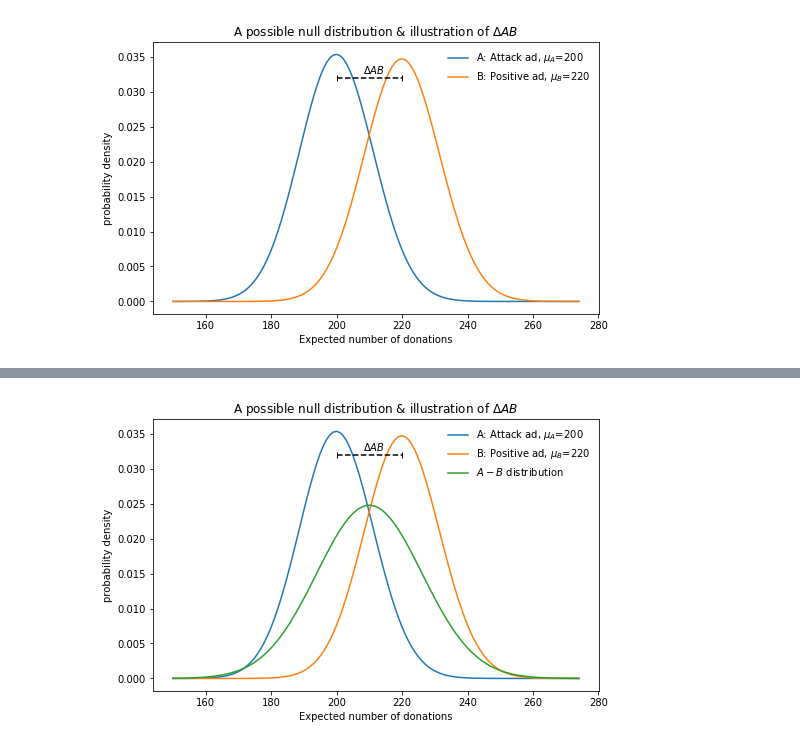
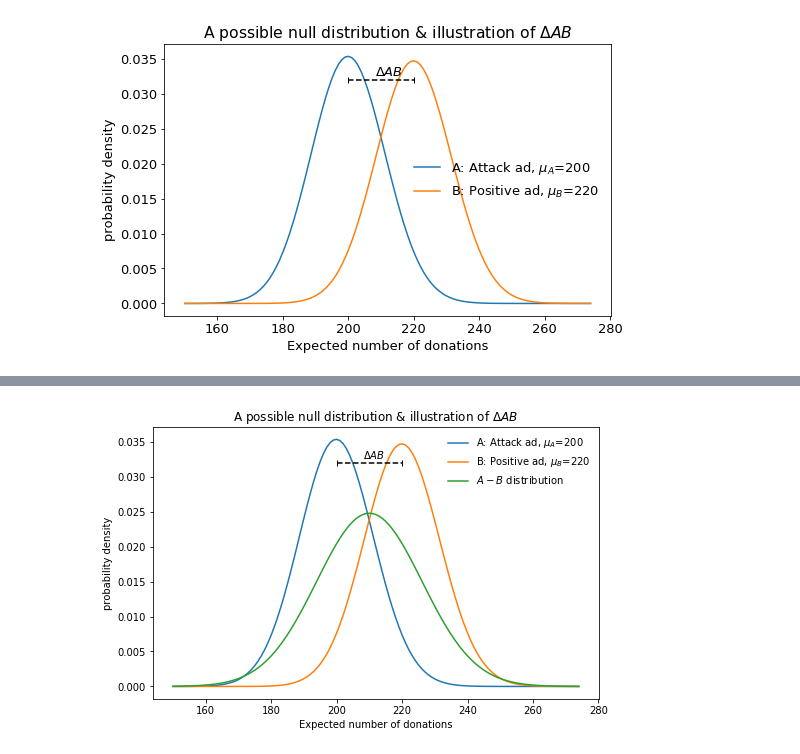
Before and after one commit to adeich/little_sci_comp_projects, a Jupyter notebook: Illustrations_for_AB_article/Illustrations_for-AB-article.ipynb, the cells around one changed output, grey strips where cells are left out. Drawn from its saved outputs; the diff is of its cells as text; code cells hidden in the pictures.

```diff
--- a/Illustrations_for_AB_article/Illustrations_for-AB-article.ipynb
+++ b/Illustrations_for_AB_article/Illustrations_for-AB-article.ipynb
@@ -1,29 +1,32 @@
 # %%
 import numpy as np
 from scipy.stats import binom
 import matplotlib.pyplot as plt
+
+plt.rcParams.update({'font.size': 13})
+
 
 fig, ax = plt.subplots(1, 1)
 fig.set_figheight(5)
 fig.set_figwidth(8)
 n = 550
 pA, pB = 220./n, 200./n
 
 x = np.arange(150, 275)
 
 ax.plot(x, binom.pmf(x, n, pB), label='A: Attack ad, $\mu_A$=200')
 ax.plot(x, binom.pmf(x, n, pA), label='B: Positive ad, $\mu_B$=220')
 
 ax.plot([200, 220], [0.032, 0.032], 'k', linestyle='--', marker='|')
 ax.text(208, 0.0325, '$\Delta AB$')
 
 
 ax.set_ylabel('probability density')
 ax.set_xlabel('Expected number of donations')
 ax.set_title('A possible null distribution & illustration of $\Delta AB$')
 
 ax.legend(loc='best', frameon=False)
 plt.savefig('AB_binomial_model.png')
 plt.show()
 # %% [output]
-[figure, old version]
+[figure, new version]
```
Also changed, not shown: parts of 2 cells of this notebook, 3 other files.
